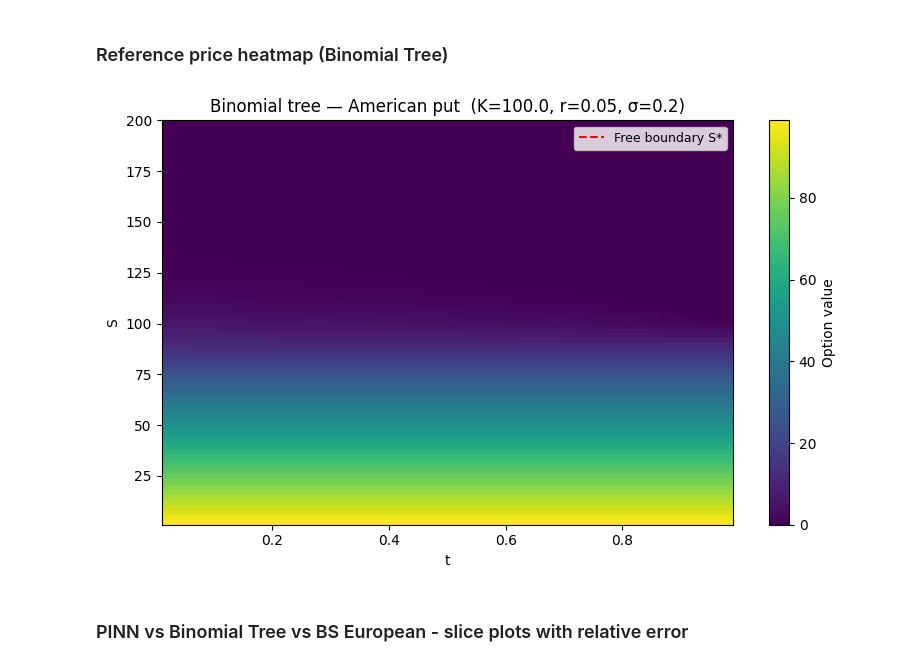
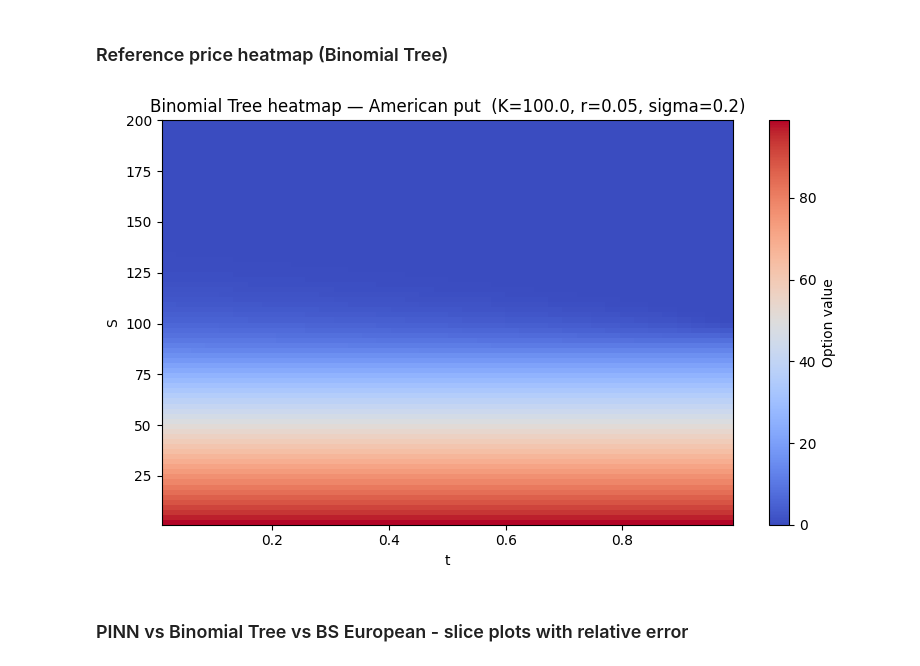
Before and after one commit to Samyueru01/Cutting-Edge, a Jupyter notebook: notebooks/PINN_American_Put.ipynb, the cells around one changed output. Cells and saved outputs as stored; diff of their text form; code cells hidden in the pictures.

```diff
--- a/notebooks/PINN_American_Put.ipynb
+++ b/notebooks/PINN_American_Put.ipynb
@@ -789,39 +731,22 @@ for t_val in [0.25, 0.5, 0.75]:
 # %%
 def plot_tree_heatmap(nS=80, nT=40):
     S_vals = np.linspace(S_min + 1.0, S_max, nS)
-    t_vals = np.linspace(t_min + 1e-2, t_max - 1e-2, nT)
-
+    t_vals = np.linspace(t_min + 0.01, t_max - 0.01, nT)
     V_tree = np.zeros((nS, nT))
     for j, t_val in enumerate(t_vals):
         V_tree[:, j] = tree.price_grid(S_vals, K, T - t_val, option_type="put")
-
-    payoff_1d = np.maximum(K - S_vals, 0.0)
-    tol       = 1e-3 * K
-
-    free_S = []
-    for j in range(nT):
-        exercise_idx = np.where(np.abs(V_tree[:, j] - payoff_1d) < tol)[0]
-        free_S.append(S_vals[exercise_idx.max()] if len(exercise_idx) else np.nan)
-
-    fig, ax = plt.subplots(figsize=(8, 5))
-    im = ax.imshow(
-        V_tree,
-        extent=[t_vals.min(), t_vals.max(), S_vals.min(), S_vals.max()],
-        origin="lower", aspect="auto", cmap="viridis",
-    )
-    ax.plot(t_vals, free_S, color="red", linewidth=1.5,
-            linestyle="--", label="Free boundary S*")
-    ax.set_xlabel("t")
-    ax.set_ylabel("S")
-    ax.set_title(f"Binomial tree — American put  (K={K}, r={r}, σ={sigma})")
-    ax.legend(fontsize=9)
-    fig.colorbar(im, ax=ax, label="Option value")
-    fig.tight_layout()
-    plt.show()
+    plt.figure(figsize=(8, 5))
+    im = plt.imshow(V_tree,
+                    extent=[t_vals.min(), t_vals.max(), S_vals.min(), S_vals.max()],
+                    origin="lower", aspect="auto", cmap="coolwarm")
+    plt.xlabel("t"); plt.ylabel("S")
+    plt.title(f"Binomial Tree heatmap — American put  (K={K}, r={r}, sigma={sigma})")
+    plt.colorbar(im, label="Option value")
+    plt.tight_layout(); plt.show()
 
 plot_tree_heatmap()
 # %% [output]
-[figure, old version]
+[figure, new version]
 # %% [markdown]
 ### PINN vs Binomial Tree vs BS European - slice plots with relative error
 # %%
```
Also changed, not shown: parts of 15 cells of this notebook.
